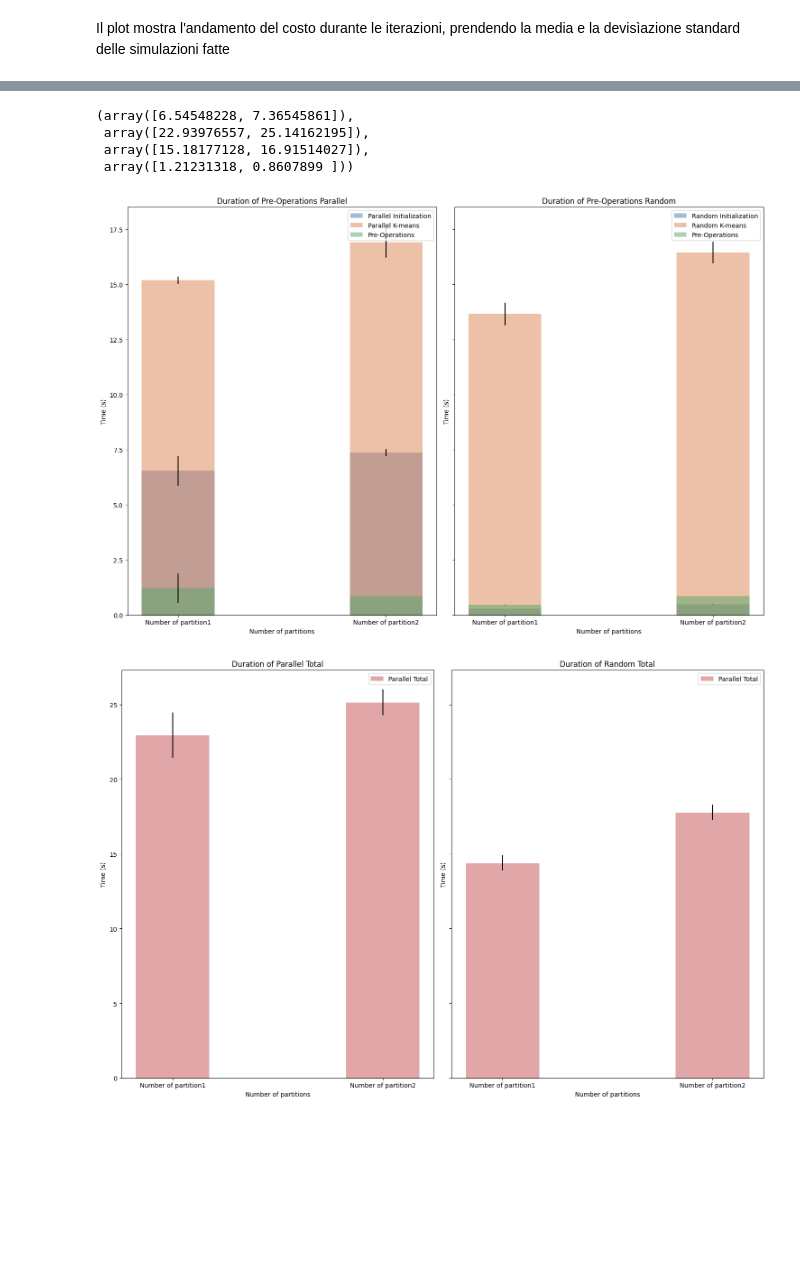
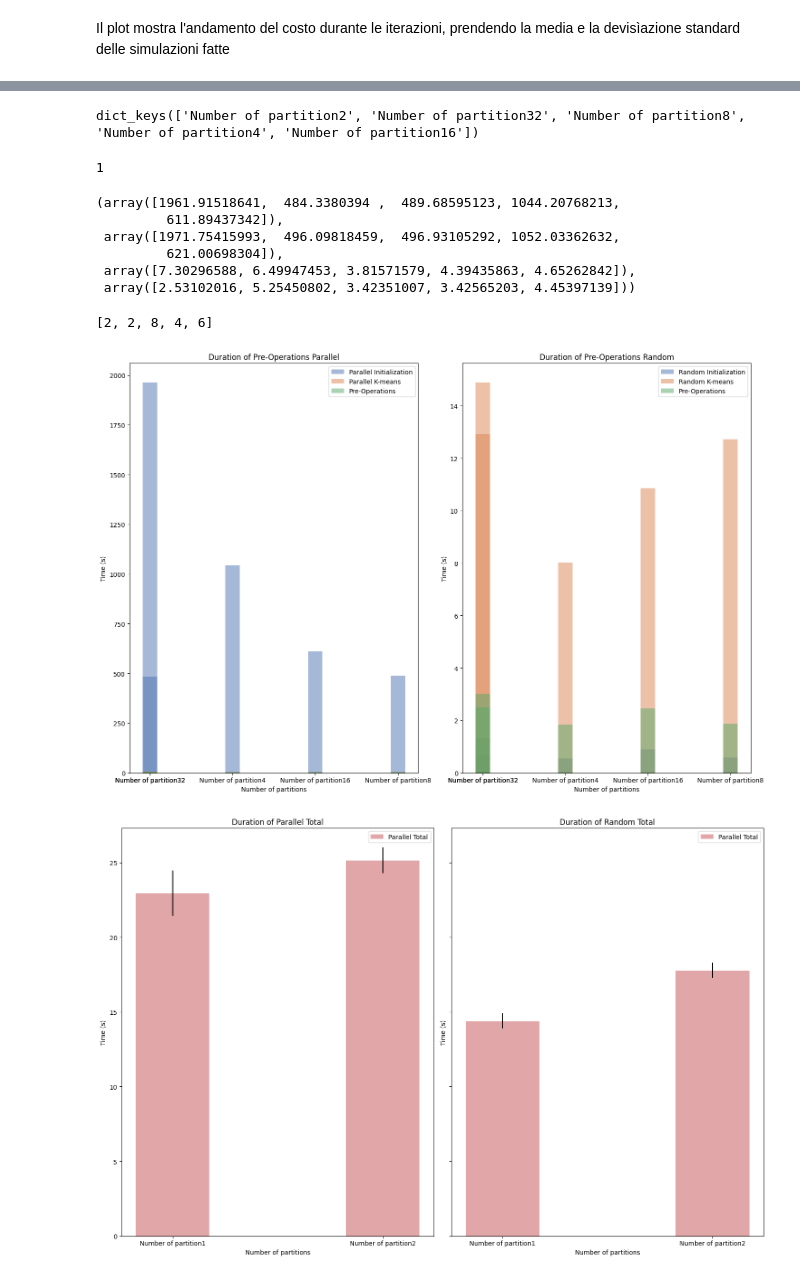
Before and after one commit to LorenzoVigorelli/Distributed-K-Means-Clustering, a Jupyter notebook: spark/DistributedKmeans/results.ipynb, the cells around one changed output, grey strips where cells are left out. Cells and saved outputs as stored; diff of their text form; code cells hidden in the pictures; blank space fills up the shorter version.

```diff
--- a/spark/DistributedKmeans/results.ipynb
+++ b/spark/DistributedKmeans/results.ipynb
@@ -856,0 +894,28 @@ Il plot mostra l'andamento del costo durante le iterazioni, prendendo la media e
+# %%
+# Unpack the data for the parallel
+int_partitions = [2, 4, 8, 16, 32]
+name_partitions = ["Number of partition" + str(i) for i in int_partitions]
+
+n_files = len(totalLogP)
+n_partitions = len(name_partitions)
+tTotalP = np.zeros((n_files, n_partitions, 3))
+
+for i in range(n_files):
+    log = totalLogP[i]
+    for p in range(n_partitions):
+        partition = name_partitions[p]
+        tTotalP[i, p, 0] = log["tPreOperationsParallel"][partition]
+        tTotalP[i, p, 1] = log["totalLogParallelInit"][partition]["tTotal"]
+        tTotalP[i, p, 2] = log["totalLogParallelKmeans"][partition]["tTotal"]
+
+# Unpack the data for the naive
+n_files = len(totalLogR)
+tTotalR = np.zeros((n_files, n_partitions,3))
+
+for i in range(n_files):
+    log = totalLogR[i]
+    for p in range(n_partitions):
+        partition = name_partitions[p]
+        tTotalR[i, p, 0] = log["tPreOperationsNaive"][partition]
+        tTotalR[i, p, 1] = log["totalLogNaiveInit"][partition]["tTotal"]
+        tTotalR[i, p, 2] = log["totalLogNaiveKmeans"][partition]["tTotal"]
@@ -857,3 +993,11 @@ Il plot mostra l'andamento del costo durante le iterazioni, prendendo la media e
+# %%
+totalLogP[0]["totalLogParallelInit"].keys()
+# %% [output]
+dict_keys(['Number of partition2', 'Number of partition32', 'Number of partition8', 'Number of partition4', 'Number of partition16'])
+# %%
+len(totalLogP)
+# %% [output]
+1
 # %%
 # Grafico a Barre per Tempi di Esecuzione
 
@@ -899,44 +1043,49 @@ stdRTotal = np.std(totalRduration, axis=1)
 # %%
 meanPinit, meanPtotal, meanPkmeans , meanPpre
 # %% [output]
-(array([6.54548228, 7.36545861]),
- array([22.93976557, 25.14162195]),
- array([15.18177128, 16.91514027]),
- array([1.21231318, 0.8607899 ]))
+(array([1961.91518641,  484.3380394 ,  489.68595123, 1044.20768213,
+         611.89437342]),
+ array([1971.75415993,  496.09818459,  496.93105292, 1052.03362632,
+         621.00698304]),
+ array([7.30296588, 6.49947453, 3.81571579, 4.39435863, 4.65262842]),
+ array([2.53102016, 5.25450802, 3.42351007, 3.42565203, 4.45397139]))
 # %%
 colorPalette = sns.color_palette("deep")
 # Impostare colori più chiari
 colorInit = colorPalette[0]
 colorKmeans = colorPalette[1]
 colorPre = colorPalette[2]
 color = colorPalette[3]
 
 # Creare il plot in modo più sintetico
-fig, ax = plt.subplots(1, 2, figsize=(15, 10), sharey=True)
+fig, ax = plt.subplots(1, 2, figsize=(15, 10), sharey=False)
 barWidth = 0.35
 indices = range(len(totalLogP[0]["totalLogParallelInit"]))
+indices = [int(e[-1]) for e in totalLogP[0]["totalLogParallelInit"].keys()]
+print(indices)
 
 # Funzione per semplificare la creazione dei subplot
 def create_subplot(ax, indices, mean, std, title, label, color):
     ax.bar(indices, mean, barWidth, yerr=std, label=label, color=color, alpha=0.5)
     ax.set_title(title)
     ax.set_xlabel("Number of partitions")
     ax.set_ylabel("Time (s)")
     ax.legend()
     ax.set_xticks(indices)
     ax.set_xticklabels(totalLogP[0]["totalLogParallelInit"].keys())
 
 # Applicare la funzione ai subplot
 create_subplot(ax[0], indices, meanPinit, stdPinit, "Duration of Parallel Initialization", "Parallel Initialization", colorInit)
 create_subplot(ax[0], indices, meanPkmeans, stdPkmeans, "", "Parallel K-means", colorKmeans)
 create_subplot(ax[0], indices, meanPpre, stdPpre, "Duration of Pre-Operations Parallel", "Pre-Operations", colorPre)
 create_subplot(ax[1], indices, meanRinit, stdRinit, "Duration of Random Initialization", "Random Initialization", colorInit)
 create_subplot(ax[1], indices, meanRkmeans, stdRkmeans, "", "Random K-means", colorKmeans)
 create_subplot(ax[1], indices, meanRpre, stdRpre, "Duration of Pre-Operations Random", "Pre-Operations", colorPre)
 
 plt.tight_layout()
 # %% [output]
+[2, 2, 8, 4, 6]
-[figure, old version]
+[figure, new version]
 # %%
 colorPalette = sns.color_palette("deep")
 # Impostare colori più chiari
```
Also changed, not shown: parts of 14 cells of this notebook, 17 other files.
